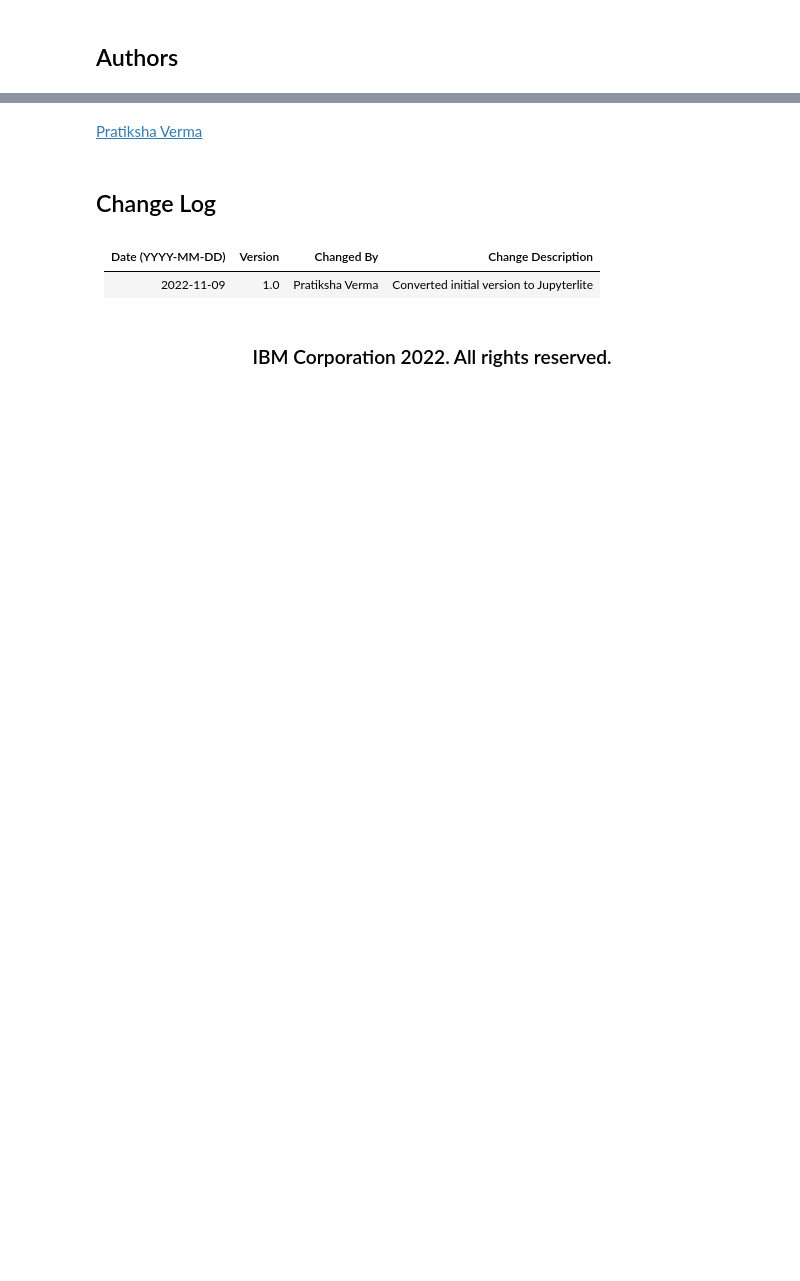
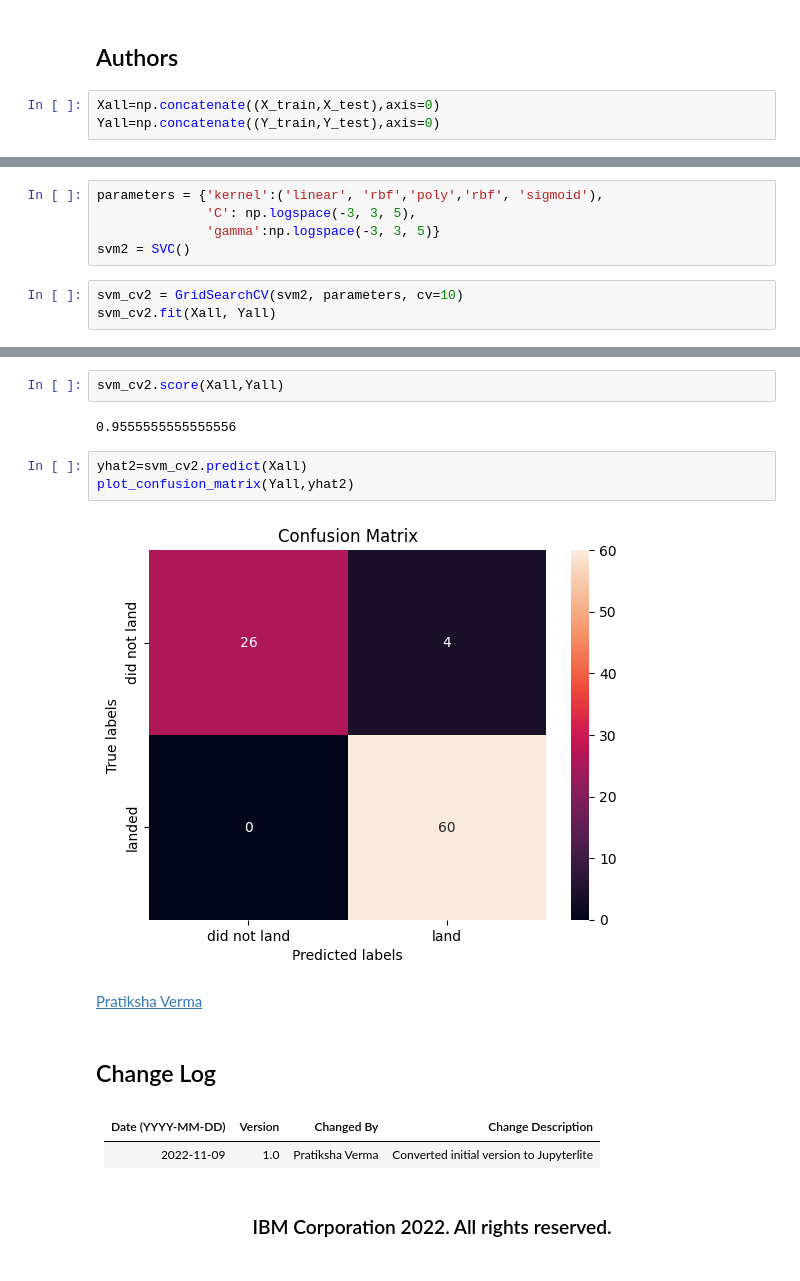
Before and after one commit to nolimpers/IBM-Class-Capstone, a Jupyter notebook: Lab 8 - SpaceX_Machine_Learning_Prediction_Part_5.jupyterlite.ipynb, the cells around one changed output, grey strips where cells are left out. Drawn from its saved outputs; the diff is of its cells as text; blank space fills up the shorter version.

```diff
--- a/Lab 8 - SpaceX_Machine_Learning_Prediction_Part_5.jupyterlite.ipynb
+++ b/Lab 8 - SpaceX_Machine_Learning_Prediction_Part_5.jupyterlite.ipynb
@@ -377,2 +387,5 @@ Accuracy of KNN: 0.8333333333333334
 # %% [markdown]
 ## Authors
+# %%
+Xall=np.concatenate((X_train,X_test),axis=0)
+Yall=np.concatenate((Y_train,Y_test),axis=0)
@@ -378,0 +402,8 @@ Accuracy of KNN: 0.8333333333333334
+# %%
+parameters = {'kernel':('linear', 'rbf','poly','rbf', 'sigmoid'),
+              'C': np.logspace(-3, 3, 5),
+              'gamma':np.logspace(-3, 3, 5)}
+svm2 = SVC()
+# %%
+svm_cv2 = GridSearchCV(svm2, parameters, cv=10)
+svm_cv2.fit(Xall, Yall)
@@ -379,3 +423,12 @@ Accuracy of KNN: 0.8333333333333334
+# %%
+svm_cv2.score(Xall,Yall)
+# %% [output]
+0.9555555555555556
+# %%
+yhat2=svm_cv2.predict(Xall)
+plot_confusion_matrix(Yall,yhat2)
+# %% [output]
+[figure, added]
 # %% [markdown]
 [Pratiksha Verma](https://www.linkedin.com/in/pratiksha-verma-6487561b1/?utm_medium=Exinfluencer&utm_source=Exinfluencer&utm_content=000026UJ&utm_term=10006555&utm_id=NA-SkillsNetwork-Channel-SkillsNetworkCoursesIBMDS0321ENSkillsNetwork865-2023-01-01)
 # %% [markdown]
```
Also changed, not shown: parts of 4 cells of this notebook.
